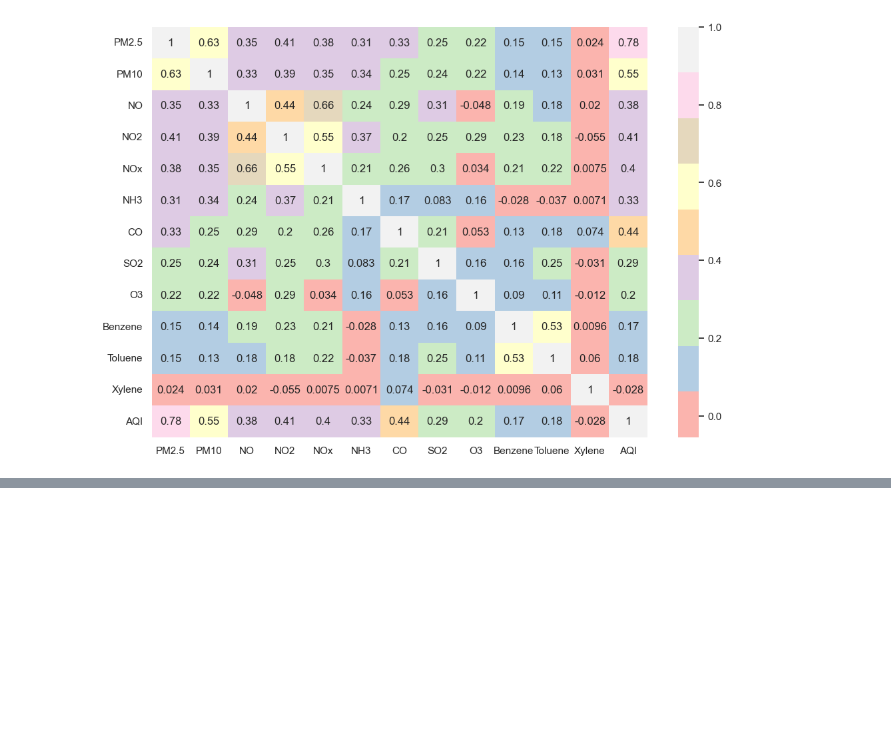
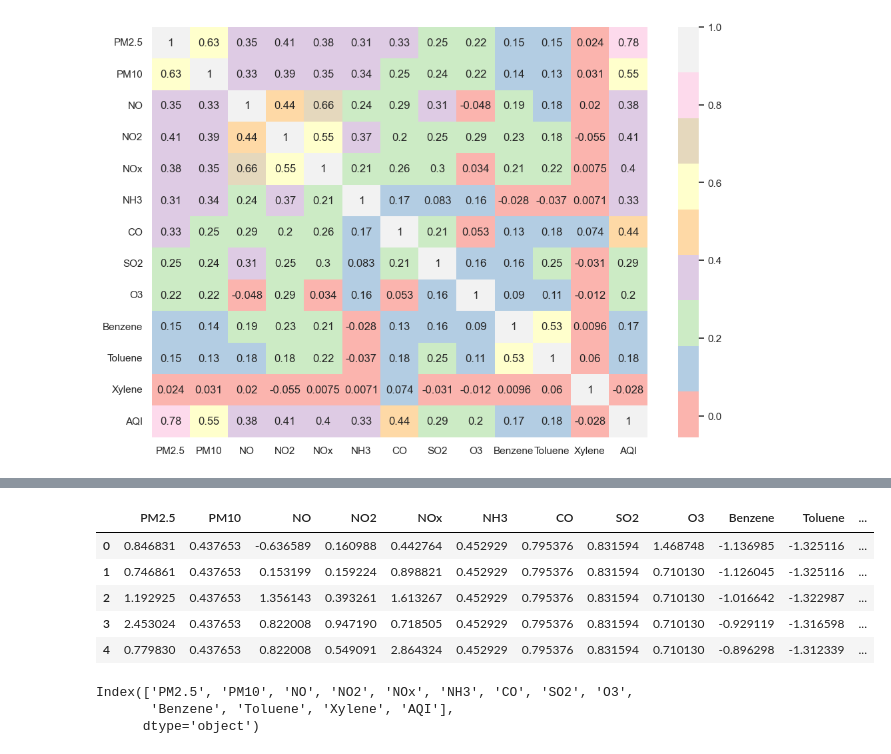
Before and after one commit to DorbalaSaiHarshit0410/Air-Quality-Index-Prediction-Model, a Jupyter notebook: AQI Prediction Model-checkpoint.ipynb, the cells around one changed output, grey strips where cells are left out. Drawn from its saved outputs; the diff is of its cells as text; code cells hidden in the pictures; blank space fills up the shorter version.

```diff
--- a/AQI Prediction Model-checkpoint.ipynb
+++ b/AQI Prediction Model-checkpoint.ipynb
@@ -382,0 +374,5 @@ plt.show()
+# %%
+# Scaling - Standard Scaler
+from sklearn.preprocessing import StandardScaler
+df1 = StandardScaler().fit_transform(df)
+df1
@@ -382,0 +393,10 @@ plt.show()
+# %%
+df = pd. DataFrame(df1, columns=df.columns)
+df.head()
+# %% [output]
+|  | PM2.5 | PM10 | NO | NO2 | NOx | NH3 | CO | SO2 | O3 | Benzene | Toluene | ... |
+| 0 | 0.846831 | 0.437653 | -0.636589 | 0.160988 | 0.442764 | 0.452929 | 0.795376 | 0.831594 | 1.468748 | -1.136985 | -1.325116 | ... |
+| 1 | 0.746861 | 0.437653 | 0.153199 | 0.159224 | 0.898821 | 0.452929 | 0.795376 | 0.831594 | 0.710130 | -1.126045 | -1.325116 | ... |
+| 2 | 1.192925 | 0.437653 | 1.356143 | 0.393261 | 1.613267 | 0.452929 | 0.795376 | 0.831594 | 0.710130 | -1.016642 | -1.322987 | ... |
+| 3 | 2.453024 | 0.437653 | 0.822008 | 0.947190 | 0.718505 | 0.452929 | 0.795376 | 0.831594 | 0.710130 | -0.929119 | -1.316598 | ... |
+| 4 | 0.779830 | 0.437653 | 0.822008 | 0.549091 | 2.864324 | 0.452929 | 0.795376 | 0.831594 | 0.710130 | -0.896298 | -1.312339 | ... |
@@ -382,0 +409,6 @@ plt.show()
+# %%
+df.columns
+# %% [output]
+Index(['PM2.5', 'PM10', 'NO', 'NO2', 'NOx', 'NH3', 'CO', 'SO2', 'O3',
+       'Benzene', 'Toluene', 'Xylene', 'AQI'],
+      dtype='object')
```
Also changed, not shown: parts of 17 cells of this notebook.
